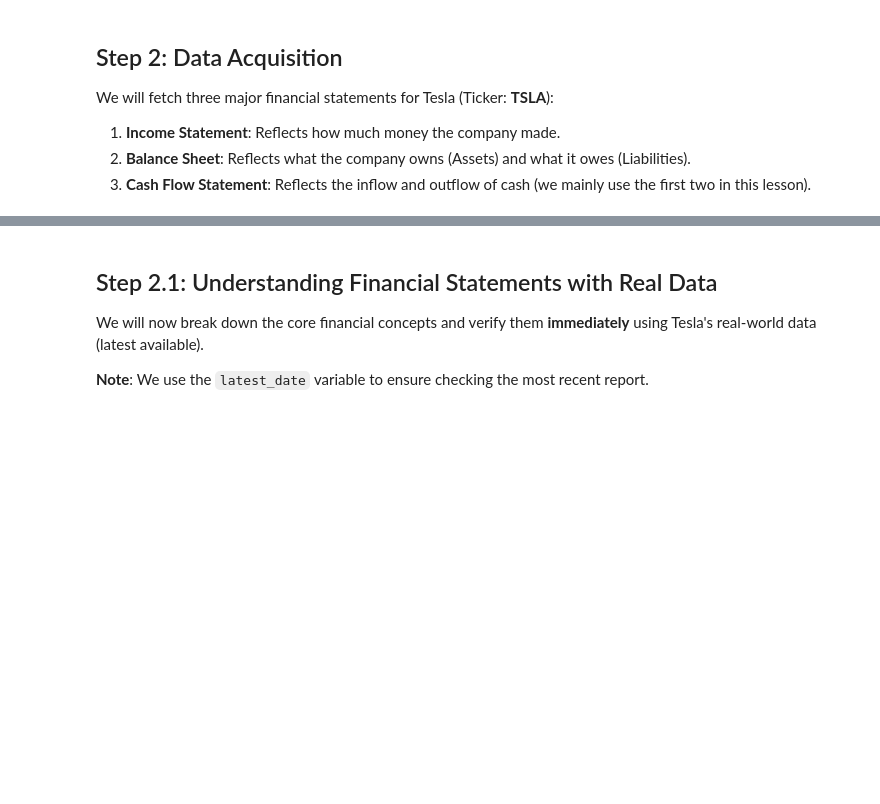
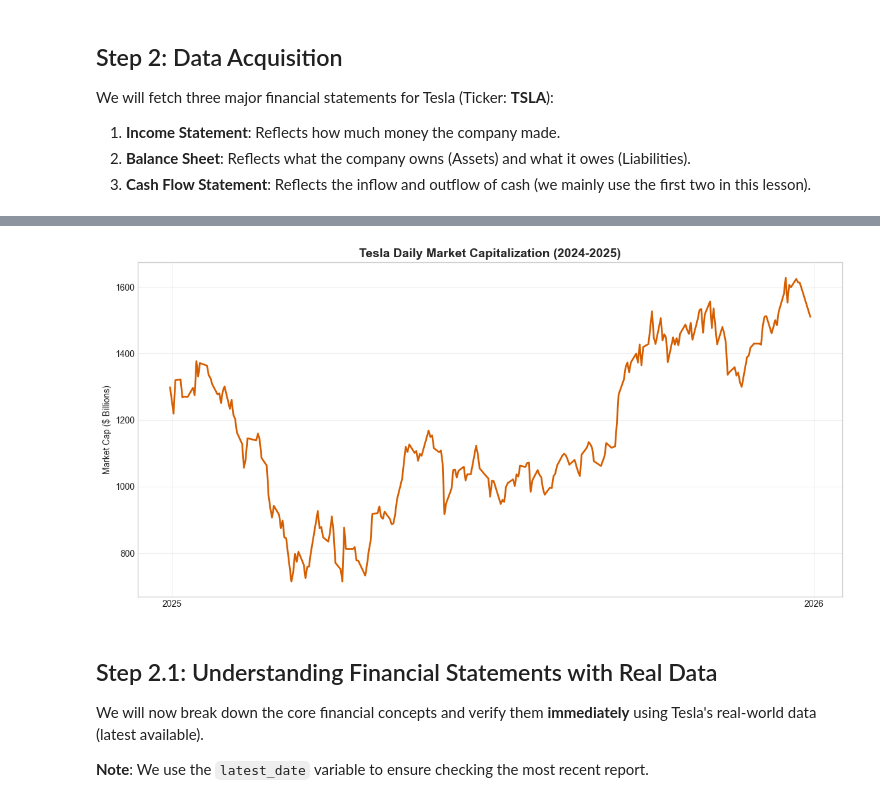
Before and after one commit to yebarryallen/ESG, a Jupyter notebook: lecture_5_tesla_part1.ipynb, the cells around one changed output, grey strips where cells are left out. Cells and saved outputs as stored; diff of their text form; code cells hidden in the pictures; blank space fills up the shorter version.

```diff
--- a/lecture_5_tesla_part1.ipynb
+++ b/lecture_5_tesla_part1.ipynb
@@ -350,3 +79,77 @@ def plot_trend():
+# %%
+# Market Capitalization Trend (Local-first, with yfinance fallback)
+
+DATA_DIR = Path('data')
+DATA_DIR.mkdir(parents=True, exist_ok=True)
+
+
+def load_or_fetch_excel(path: Path, fetch_fn):
+    if path.exists():
+        df = pd.read_excel(path, index_col=0)
+    else:
+        df = fetch_fn()
+        df.to_excel(path)
+    return df
+
+
+_t = None
+
+def get_ticker():
+    global _t
+    if _t is None:
+        _t = yf.Ticker('TSLA')
+    return _t
+
+
+daily_path = DATA_DIR / 'tesla_daily_price.xlsx'
+q_bs_path = DATA_DIR / 'tesla_quarterly_balance.xlsx'
+q_fin_path = DATA_DIR / 'tesla_quarterly_financials.xlsx'
+
+
+daily_price = load_or_fetch_excel(
+    daily_path,
+    lambda: get_ticker().history(start='2024-01-01', end='2025-12-31', interval='1d'),
+)
+daily_price.index = pd.to_datetime(daily_price.index).tz_localize(None)
+
+q_bs = load_or_fetch_excel(q_bs_path, lambda: get_ticker().quarterly_balance_sheet.transpose())
+q_bs.index = pd.to_datetime(q_bs.index, errors='coerce')
+q_bs = q_bs.sort_index()
+
+q_fin = load_or_fetch_excel(q_fin_path, lambda: get_ticker().quarterly_financials.transpose())
+q_fin.index = pd.to_datetime(q_fin.index, errors='coerce')
+q_fin = q_fin.sort_index()
+
+shares = None
+for col in ['Ordinary Shares Number', 'Share Issued', 'Basic Average Shares']:
+    if col in q_bs.columns:
+        shares = q_bs[col]
+        break
+    if col in q_fin.columns:
+        shares = q_fin[col]
+        break
+
+if shares is None:
+    shares = pd.Series(get_ticker().info.get('sharesOutstanding', pd.NA), index=daily_price.index)
+
+shares = shares.dropna().sort_index()
+shares_daily = shares.resample('D').ffill().reindex(daily_price.index, method='ffill')
+
+mkt_cap = (daily_price['Close'] * shares_daily) / 1e9
+
+fig, ax = plt.subplots(figsize=(12, 6))
+ax.plot(mkt_cap.index, mkt_cap, color='#D55E00', linewidth=2)
+ax.set_title('Tesla Daily Market Capitalization (2024-2025)', fontsize=14, fontweight='bold')
+ax.set_ylabel('Market Cap ($ Billions)')
+ax.grid(True, alpha=0.3)
+
+ax.xaxis.set_major_locator(mdates.YearLocator())
+ax.xaxis.set_major_formatter(mdates.DateFormatter('%Y'))
+
+plt.tight_layout()
+plt.show()
+# %% [output]
+[figure, added]
 # %% [markdown]
 ## Step 2.1: Understanding Financial Statements with Real Data
 
```
Also changed, not shown: parts of 13 cells of this notebook, 6 other files.
